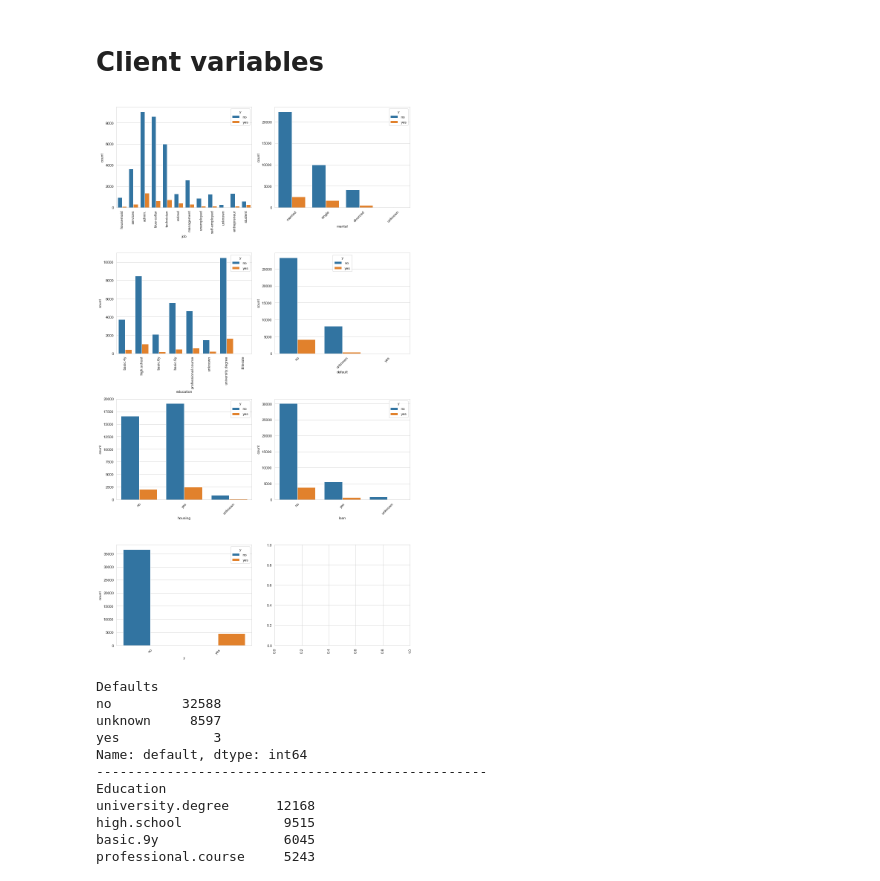
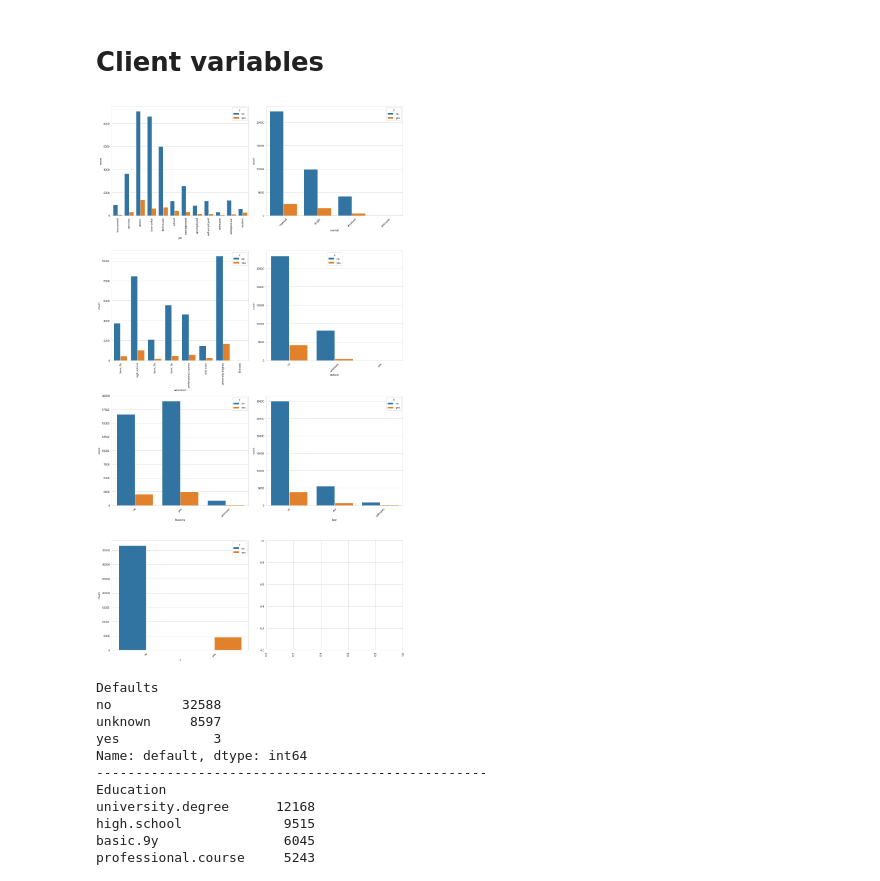
Before and after one commit to manhnguyen48/bank-marketing, a Jupyter notebook: bank_marketing.ipynb, the cells around one changed output. Cells and saved outputs as stored; diff of their text form; code cells hidden in the pictures.

```diff
--- a/bank_marketing.ipynb
+++ b/bank_marketing.ipynb
@@ -127,31 +125,31 @@ df.head()
 # %%
 def cat_summary(df, cat_col,target, fw):
   sns.set_style('whitegrid')
 
   fh = np.ceil(fw/2*(len(cat_col)/2))
 
 
   fig,axes = plt.subplots(int(np.ceil(len(cat_col)/2)),2,figsize=(fw,fh))
   for idx,col in enumerate(cat_col):
       sns.countplot(data=df,x=col,hue=target,ax=fig.axes[idx])
 
   for ax in fig.axes:
     ax.xaxis.set_visible(True)
     ax.yaxis.set_visible(True)
 
     if len(ax.get_xticklabels())>5:
       for tick in ax.get_xticklabels():
           tick.set_rotation(90)
     else:
       for tick in ax.get_xticklabels():
           tick.set_rotation(45)
   plt.tight_layout()
   plt.show()
 
 cat_col = [col for col in clients.columns if clients[col].dtype.name =='object']
-cat_summary(clients, cat_col, 'y',12)
+cat_summary(clients, cat_col, 'y',15)
 # %% [output]
-[figure, old version]
+[figure, new version]
 # %%
 print('Defaults')
 print(clients.default.value_counts())
```
Also changed, not shown: parts of 13 cells of this notebook.
